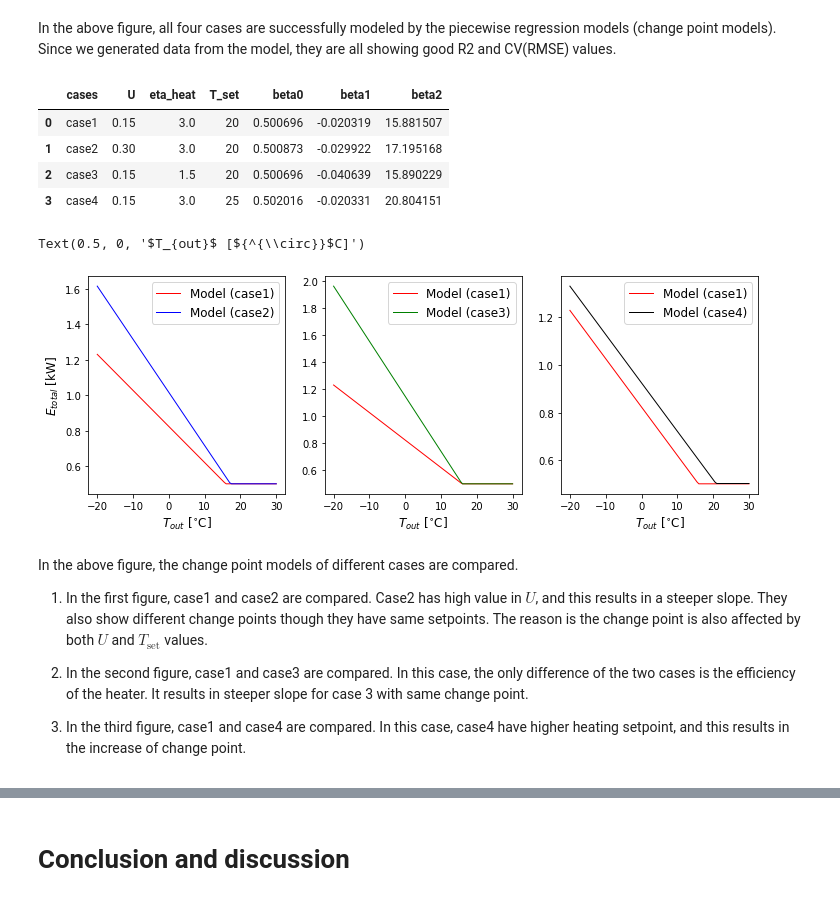
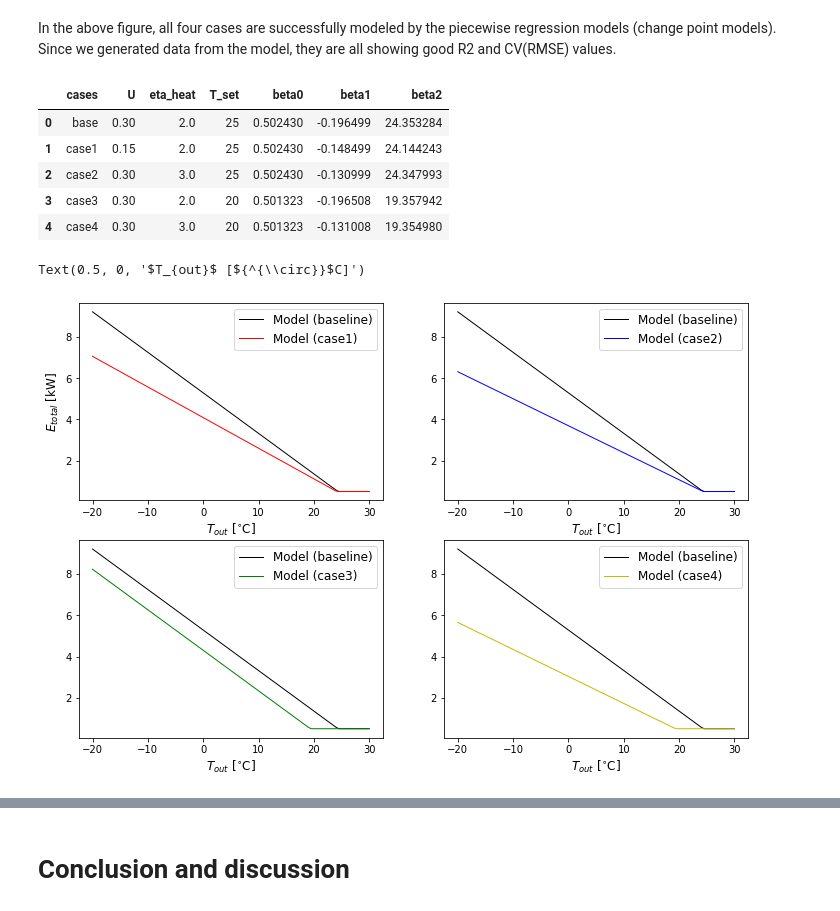
Before and after one commit to ecosang/change_point_model_test, a Jupyter notebook: notebook/Change-point-model.ipynb, the cells around one changed output, grey strips where cells are left out. Drawn from its saved outputs; the diff is of its cells as text; code cells hidden in the pictures.

Commit message:
update cases

```diff
--- a/notebook/Change-point-model.ipynb
+++ b/notebook/Change-point-model.ipynb
@@ -110,7 +111,7 @@ weather.head(3)
 # %% [markdown]
 A function that simulate heating energy consumption of a building based on the eqauations above. Some values are assumed for examples. See comments in the function.
 # %%
-def building_model_heating(T_out,U,eta_heat,T_set,A=192,V_out=96/3600,delta_t=3600,epsilon_Q_heat=250,mu_E_non_heat=500,sigma_E_non_heat=20,seed_num=1234):
+def building_model_heating(T_out,U,eta_heat,T_set,A=640,V_out=600/3600,delta_t=3600,epsilon_Q_heat=250,mu_E_non_heat=500,sigma_E_non_heat=20,seed_num=1234):
     cp_air=1.005 #J/(g.K)
     rho_air=1200 #g/m3
     n_data=T_out.shape[0] # numper of data
@@ -125,10 +126,11 @@ def building_model_heating(T_out,U,eta_heat,T_set,A=192,V_out=96/3600,delta_t=36
 Let's calculate total electricity consumption. Function inputs are based on the cases presented above. After calculating the electricity, it is divided by (3600s x 1000) to represent as daily power demand in kW.
 # %%
 # calculate Electricity consumption for each case.
-E_total_case1=building_model_heating(T_out=T_out,U=0.15,eta_heat=3.,T_set=20)/3600/1000 #[kW]
-E_total_case2=building_model_heating(T_out=T_out,U=0.3,eta_heat=3.,T_set=20)/3600/1000 #[kW]
-E_total_case3=building_model_heating(T_out=T_out,U=0.15,eta_heat=1.5,T_set=20)/3600/1000 #[kW]
-E_total_case4=building_model_heating(T_out=T_out,U=0.15,eta_heat=3.,T_set=25)/3600/1000 #[kW]
+E_total_base=building_model_heating(T_out=T_out,U=0.3,eta_heat=2.,T_set=25)/3600/1000 #[kW]
+E_total_case1=building_model_heating(T_out=T_out,U=0.15,eta_heat=2.,T_set=25)/3600/1000 #[kW]
+E_total_case2=building_model_heating(T_out=T_out,U=0.3,eta_heat=3.,T_set=25)/3600/1000 #[kW]
+E_total_case3=building_model_heating(T_out=T_out,U=0.3,eta_heat=2.0,T_set=20)/3600/1000 #[kW]
+E_total_case4=building_model_heating(T_out=T_out,U=0.3,eta_heat=3.,T_set=20)/3600/1000 #[kW]
 # %% [markdown]
 Fit piecewise linear regression models (i.e., change point models).
 # %%
@@ -142,6 +144,7 @@ def piecewise_linear(x, beta0, beta1, beta2):
     return np.piecewise(x, condlist, funclist)
 
 # estimate theta* and covariance of theta*
+theta_base , theta_cov_base = optimize.curve_fit(piecewise_linear, T_out, E_total_base) #least square
 theta_case1 , theta_cov_case1 = optimize.curve_fit(piecewise_linear, T_out, E_total_case1) #least square
 theta_case2 , theta_cov_case2 = optimize.curve_fit(piecewise_linear, T_out, E_total_case2) #least square
 theta_case3 , theta_cov_case3 = optimize.curve_fit(piecewise_linear, T_out, E_total_case3) #least square
@@ -246,46 +266,44 @@ ax[1,1].set_ylim([0,2])
 # %% [markdown]
 In the above figure, all four cases are successfully modeled by the piecewise regression models (change point models). Since we generated data from the model, they are all showing good R2 and CV(RMSE) values.
 # %%
-pd.DataFrame(data={"cases":np.array(["case1","case2","case3","case4"]),
-                   "U":np.array([0.15,0.3,0.15,0.15]),
-                   "eta_heat":np.array([3,3,1.5,3]),
-                   "T_set":np.array([20,20,20,25]),
-                  "beta0":np.array([theta_case1[0],theta_case2[0],theta_case3[0],theta_case4[0]]),
-                  "beta1":np.array([theta_case1[1],theta_case2[1],theta_case3[1],theta_case4[1]]),
-                  "beta2":np.array([theta_case1[2],theta_case2[2],theta_case3[2],theta_case4[2]])})
+pd.DataFrame(data={"cases":np.array(["base","case1","case2","case3","case4"]),
+                   "U":np.array([0.3,0.15,0.3,0.3,0.3]),
+                   "eta_heat":np.array([2.0,2.0,3.0,2.0,3.0]),
+                   "T_set":np.array([25,25,25,20,20]),
+                  "beta0":np.array([theta_base[0],theta_case1[0],theta_case2[0],theta_case3[0],theta_case4[0]]),
+                  "beta1":np.array([theta_base[1],theta_case1[1],theta_case2[1],theta_case3[1],theta_case4[1]]),
+                  "beta2":np.array([theta_base[2],theta_case1[2],theta_case2[2],theta_case3[2],theta_case4[2]])})
 # %% [output]
 |  | cases | U | eta_heat | T_set | beta0 | beta1 | beta2 |
-| 0 | case1 | 0.15 | 3.0 | 20 | 0.500696 | -0.020319 | 15.881507 |
-| 1 | case2 | 0.30 | 3.0 | 20 | 0.500873 | -0.029922 | 17.195168 |
-| 2 | case3 | 0.15 | 1.5 | 20 | 0.500696 | -0.040639 | 15.890229 |
-| 3 | case4 | 0.15 | 3.0 | 25 | 0.502016 | -0.020331 | 20.804151 |
+| 0 | base | 0.30 | 2.0 | 25 | 0.502430 | -0.196499 | 24.353284 |
+| 1 | case1 | 0.15 | 2.0 | 25 | 0.502430 | -0.148499 | 24.144243 |
+| 2 | case2 | 0.30 | 3.0 | 25 | 0.502430 | -0.130999 | 24.347993 |
+| 3 | case3 | 0.30 | 2.0 | 20 | 0.501323 | -0.196508 | 19.357942 |
+| 4 | case4 | 0.30 | 3.0 | 20 | 0.501323 | -0.131008 | 19.354980 |
 # %%
-fig, ax =plt.subplots(nrows=1, ncols=3,  figsize=(12,4))
-ax[0].plot(T_out_grid, piecewise_linear(T_out_grid, *theta_case1),'r-',label='Model (case1)',linewidth=1.0)
-ax[0].plot(T_out_grid, piecewise_linear(T_out_grid, *theta_case2),'b-',label='Model (case2)',linewidth=1.0)
-ax[0].legend(fontsize=12,loc="best")
-ax[0].set_xlabel("$T_{out}$ [${^{\circ}}$C]",fontsize=12)
-ax[0].set_ylabel("$E_{total}$ [kW]",fontsize=12)
+fig, ax =plt.subplots(nrows=2, ncols=2,  figsize=(12,8))
+ax[0,0].plot(T_out_grid, piecewise_linear(T_out_grid, *theta_base),'k-',label='Model (baseline)',linewidth=1.0)
+ax[0,0].plot(T_out_grid, piecewise_linear(T_out_grid, *theta_case1),'r-',label='Model (case1)',linewidth=1.0)
+ax[0,0].legend(fontsize=12,loc="best")
+ax[0,0].set_xlabel("$T_{out}$ [${^{\circ}}$C]",fontsize=12)
+ax[0,0].set_ylabel("$E_{total}$ [kW]",fontsize=12)
 
-ax[1].plot(T_out_grid, piecewise_linear(T_out_grid, *theta_case1),'r-',label='Model (case1)',linewidth=1.0)
-ax[1].plot(T_out_grid, piecewise_linear(T_out_grid, *theta_case3),'g-',label='Model (case3)',linewidth=1.0)
-ax[1].legend(fontsize=12,loc="best")
-ax[1].set_xlabel("$T_{out}$ [${^{\circ}}$C]",fontsize=12)
+ax[0,1].plot(T_out_grid, piecewise_linear(T_out_grid, *theta_base),'k-',label='Model (baseline)',linewidth=1.0)
+ax[0,1].plot(T_out_grid, piecewise_linear(T_out_grid, *theta_case2),'b-',label='Model (case2)',linewidth=1.0)
+ax[0,1].legend(fontsize=12,loc="best")
+ax[0,1].set_xlabel("$T_{out}$ [${^{\circ}}$C]",fontsize=12)
 #ax[1].set_ylabel("$E_{total}$ [kW]",fontsize=12)
 
-ax[2].plot(T_out_grid, piecewise_linear(T_out_grid, *theta_case1),'r-',label='Model (case1)',linewidth=1.0)
-ax[2].plot(T_out_grid, piecewise_linear(T_out_grid, *theta_case4),'k-',label='Model (case4)',linewidth=1.0)
-ax[2].legend(fontsize=12,loc="best")
-ax[2].set_xlabel("$T_{out}$ [${^{\circ}}$C]",fontsize=12)
+ax[1,0].plot(T_out_grid, piecewise_linear(T_out_grid, *theta_base),'k-',label='Model (baseline)',linewidth=1.0)
+ax[1,0].plot(T_out_grid, piecewise_linear(T_out_grid, *theta_case3),'g-',label='Model (case3)',linewidth=1.0)
+ax[1,0].legend(fontsize=12,loc="best")
+ax[1,0].set_xlabel("$T_{out}$ [${^{\circ}}$C]",fontsize=12)
 #ax[2].set_ylabel("$E_{total}$ [kW]",fontsize=12)
+
+ax[1,1].plot(T_out_grid, piecewise_linear(T_out_grid, *theta_base),'k-',label='Model (baseline)',linewidth=1.0)
+ax[1,1].plot(T_out_grid, piecewise_linear(T_out_grid, *theta_case4),'y-',label='Model (case4)',linewidth=1.0)
+ax[1,1].legend(fontsize=12,loc="best")
+ax[1,1].set_xlabel("$T_{out}$ [${^{\circ}}$C]",fontsize=12)
 # %% [output]
 Text(0.5, 0, '$T_{out}$ [${^{\\circ}}$C]')
-[figure, old version]
+[figure, new version]
-# %% [markdown]
-In the above figure, the change point models of different cases are compared.
-
-1. In the first figure, case1 and case2 are compared. Case2 has high value in $U$, and this results in a steeper slope. They also show different change points though they have same setpoints. The reason is the change point is also affected by both $U$ and $T_{\text{set}}$ values.
-
-2. In the second figure, case1 and case3 are compared. In this case, the only difference of the two cases is the efficiency of the heater. It results in steeper slope for case 3 with same change point.
-
-3. In the third figure, case1 and case4 are compared. In this case, case4 have higher heating setpoint, and this results in the increase of change point.
```
Also changed, not shown: parts of 6 cells of this notebook, 20 other files.
